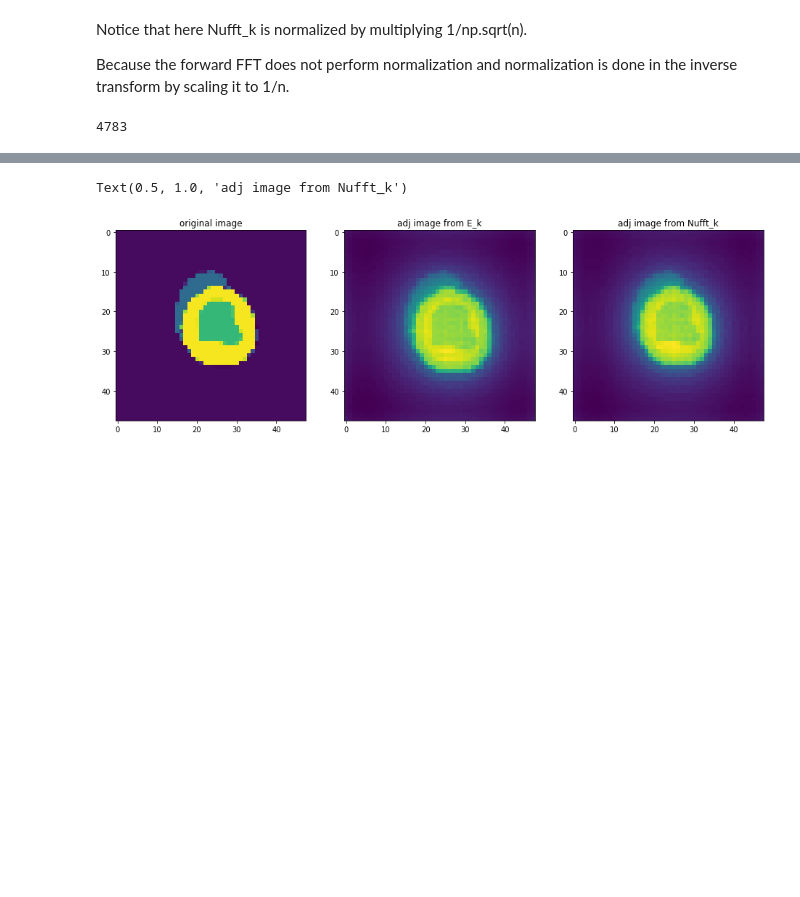
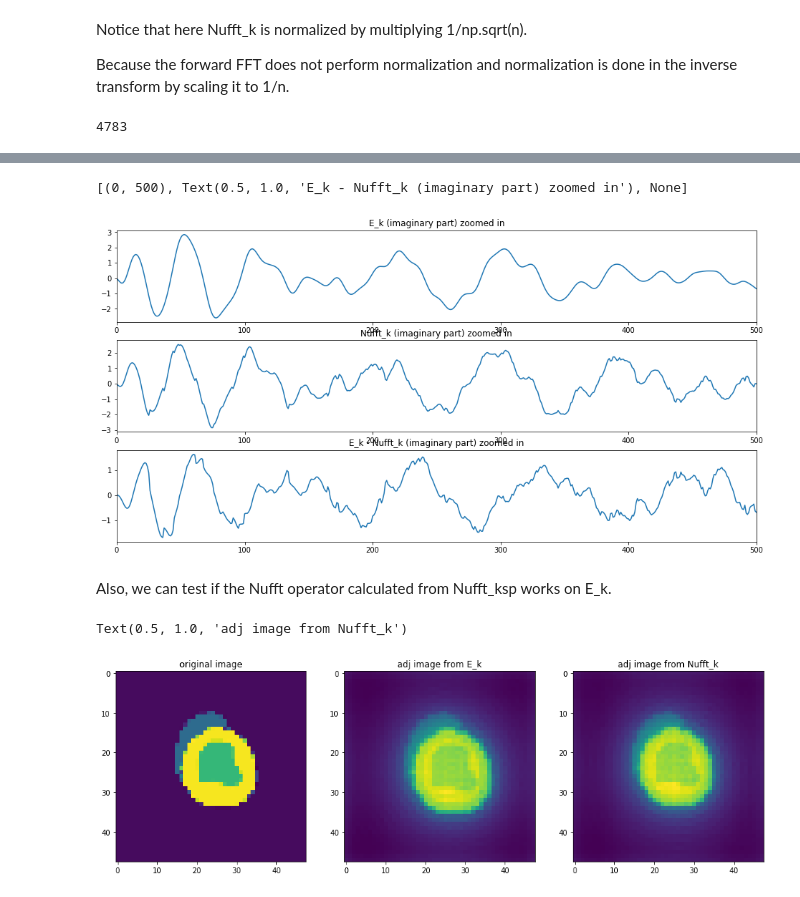
Before and after one commit to yf0726/TFNUFFT, a Jupyter notebook: test.ipynb, the cells around one changed output, grey strips where cells are left out. Saved outputs shown, nothing was run; the diff lists cells and outputs as text; code cells hidden in the pictures; blank space fills up the shorter version.

```diff
--- a/test.ipynb
+++ b/test.ipynb
@@ -183,2 +197,24 @@ ax[2].set(xlim=(0,500),autoscale_on=True,
+# %%
+E_angle = tf.math.imag(E_k)
+Nufft_angle = tf.math.imag(Nufft_k)
+dif = E_angle-Nufft_angle
+
+fig,ax = plt.subplots(3,1,figsize=(16,8))
+ax[0].plot(E_angle)
+ax[0].set(xlim=(0,500), autoscale_on=True,
+           title='E_k (imaginary part) zoomed in')
+
+ax[1].plot(Nufft_angle )
+ax[1].set(xlim=(0,500),autoscale_on=True,
+           title='Nufft_k (imaginary part) zoomed in')
+
+ax[2].plot(dif)
+ax[2].set(xlim=(0,500),autoscale_on=True,
+           title='E_k - Nufft_k (imaginary part) zoomed in')
+# %% [output]
+[(0, 500), Text(0.5, 1.0, 'E_k - Nufft_k (imaginary part) zoomed in'), None]
+[figure, added]
+# %% [markdown]
+Also, we can test if the Nufft operator calculated from Nufft_ksp works on E_k.
 # %%
 tfNufftObj = tfNUFFT()
```
Also changed, not shown: parts of 15 cells of this notebook, 1 other file.
